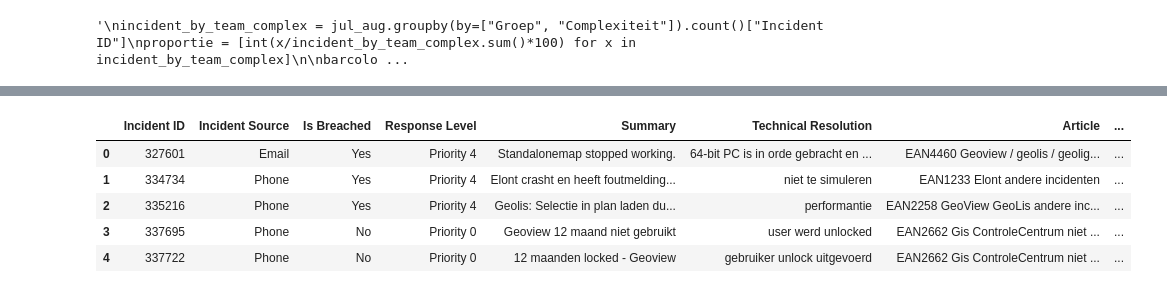
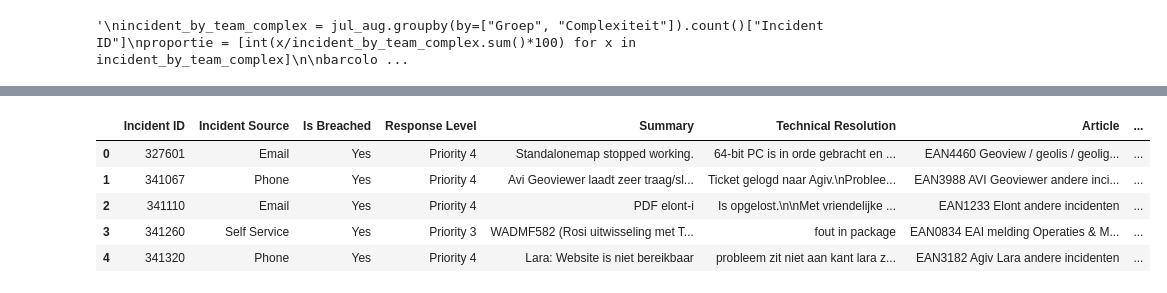
Before and after one commit to KBergers/scripts, a Jupyter notebook: overzicht_incidenten/overzicht_incidenten.ipynb, the cells around one changed output, grey strips where cells are left out. Cells and saved outputs as stored; diff of their text form; code cells hidden in the pictures.

```diff
--- a/overzicht_incidenten/overzicht_incidenten.ipynb
+++ b/overzicht_incidenten/overzicht_incidenten.ipynb
@@ -382,23 +390,23 @@ incidenten[(incidenten["Resolution Group Name"]=="GEO") & (incidenten["Is Breach
 # %%
 geo = "C:\\Users\\SWP679\\Desktop\\Incident resultaten Support Team (GEO).xlsx"
 am = "C:\\Users\\SWP679\\Desktop\\Incident resultaten Support Team (AM).xlsx"
 incidenten_geo = pd.read_excel(geo, sheet_name='Afgesloten incidenten (lijst)', header=2)
 incidenten_am = pd.read_excel(am, sheet_name='Afgesloten incidenten (lijst)', header=2)
 
-incidenten_full = incidenten_geo.append(incidenten_am2, ignore_index=True)
+incidenten_full = incidenten_geo.append(incidenten_am, ignore_index=True)
 incidenten_full.dropna(inplace=True, how='all')
 
 labels = ["CI", "Assign Count", "Customer Resolution Html", "Is VIP?",
           "Date Last Closed", "Assigned Group", "Assigned To"]
 incidenten_full = incidenten_full.drop(labels, axis=1)
 incidenten_full.head()
 # %% [output]
 |  | Incident ID | Incident Source | Is Breached | Response Level | Summary | Technical Resolution | Article | ... |
 | 0 | 327601 | Email | Yes | Priority 4 | Standalonemap stopped working. | 64-bit PC is in orde gebracht en ... | EAN4460 Geoview / geolis / geolig... | ... |
-| 1 | 334734 | Phone | Yes | Priority 4 | Elont crasht en heeft foutmelding... | niet te simuleren | EAN1233 Elont andere incidenten | ... |
-| 2 | 335216 | Phone | Yes | Priority 4 | Geolis: Selectie in plan laden du... | performantie | EAN2258 GeoView GeoLis andere inc... | ... |
-| 3 | 337695 | Phone | No | Priority 0 | Geoview 12 maand niet gebruikt | user werd unlocked | EAN2662 Gis ControleCentrum niet ... | ... |
-| 4 | 337722 | Phone | No | Priority 0 | 12 maanden locked - Geoview | gebruiker unlock uitgevoerd | EAN2662 Gis ControleCentrum niet ... | ... |
+| 1 | 341067 | Phone | Yes | Priority 4 | Avi Geoviewer laadt zeer traag/sl... | Ticket gelogd naar Agiv.\nProblee... | EAN3988 AVI Geoviewer andere inci... | ... |
+| 2 | 341110 | Email | Yes | Priority 4 | PDF elont-i | Is opgelost.\n\nMet vriendelijke ... | EAN1233 Elont andere incidenten | ... |
+| 3 | 341260 | Self Service | Yes | Priority 3 | WADMF582 (Rosi uitwisseling met T... | fout in package | EAN0834 EAI melding Operaties & M... | ... |
+| 4 | 341320 | Phone | Yes | Priority 4 | Lara: Website is niet bereikbaar | probleem zit niet aan kant lara z... | EAN3182 Agiv Lara andere incidenten | ... |
 # %%
 incidenten_cut = incidenten_full[(incidenten_full["Date Created"] > '2018-09-01') & (incidenten_full["Date Created"] < '2019-03-01')]
 incidentenByArticle = incidenten_cut.groupby(by=["Article"]).count()["Incident ID"]
```
Also changed, not shown: parts of 25 cells of this notebook, 11 other files.
